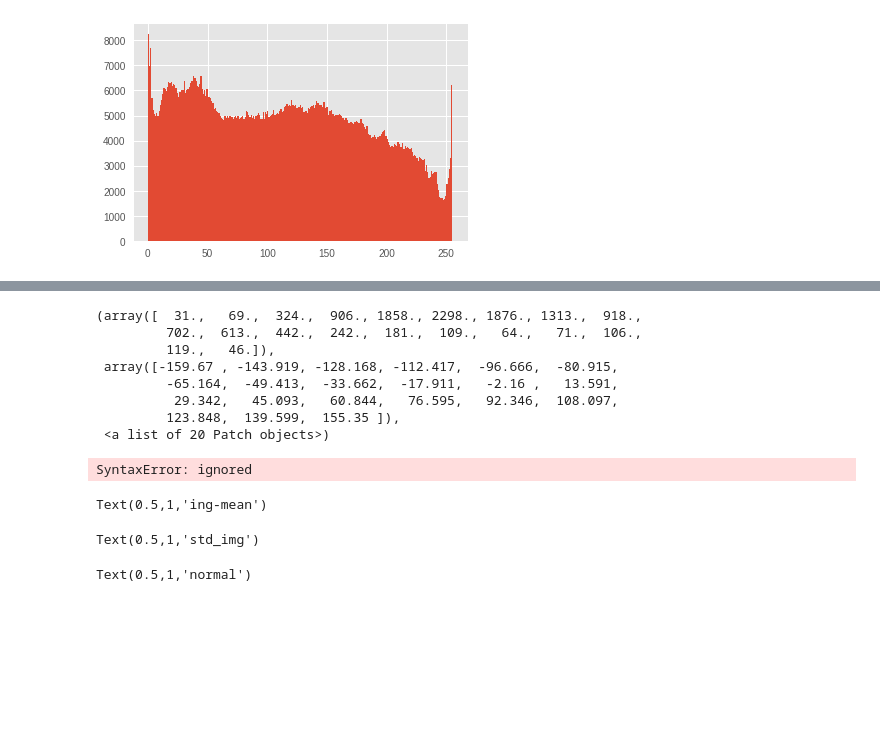
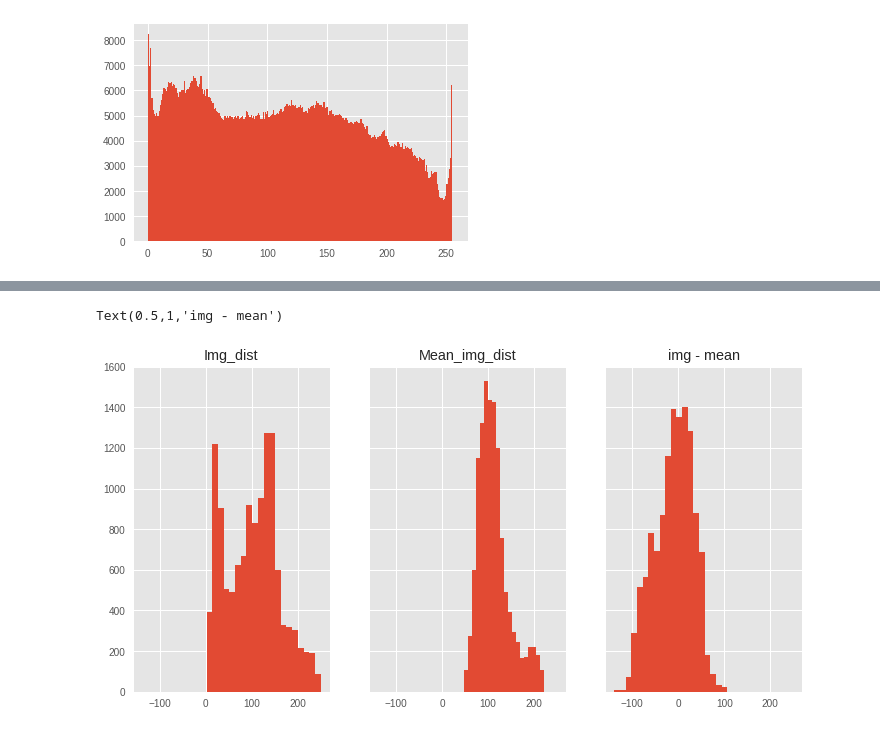
Before and after one commit to sg1791/Kadenze_Image_dataset_processing, a Jupyter notebook: Kadenze_celebface_dataset.ipynb, the cells around one changed output, grey strips where cells are left out. Saved outputs shown, nothing was run; the diff lists cells and outputs as text; code cells hidden in the pictures; blank space fills up the shorter version.

```diff
--- a/Kadenze_celebface_dataset.ipynb
+++ b/Kadenze_celebface_dataset.ipynb
@@ -279,30 +261,11 @@ Text(0.5,1,'Mean_img_dist')
-# %%
-axs[2].hist((data[0]-mean_img).ravel(),bins)
-# %% [output]
-(array([  31.,   69.,  324.,  906., 1858., 2298., 1876., 1313.,  918.,
-         702.,  613.,  442.,  242.,  181.,  109.,   64.,   71.,  106.,
-         119.,   46.]),
- array([-159.67 , -143.919, -128.168, -112.417,  -96.666,  -80.915,
-         -65.164,  -49.413,  -33.662,  -17.911,   -2.16 ,   13.591,
-          29.342,   45.093,   60.844,   76.595,   92.346,  108.097,
-         123.848,  139.599,  155.35 ]),
- <a list of 20 Patch objects>)
-# %%
-figs, axs = plt.subplots(1,3,figsize = (12,6), sharey = True,sharey = True)
-# %% [output]
-SyntaxError: ignored
-# %%
-axs[0].hist((data[0]-mean_img).ravel(),bins)
-axs[0].set_title('ing-mean')
-# %% [output]
-Text(0.5,1,'ing-mean')
-# %%
-axs[1].hist((std_img).ravel(),bins)
-axs[1].set_title('std_img')
-# %% [output]
-Text(0.5,1,'std_img')
-# %%
-axs[2].hist(((data[0]-mean_img)/std_img).ravel(),bins)
-axs[2].set_title('normal')
-# %% [output]
-Text(0.5,1,'normal')
+# %%
+fig, axs = plt.subplots(1,3,figsize = (12,6),sharex = True, sharey = True)
+axs[0].hist((data[0]).ravel(),bins)
+axs[0].set_title('Img_dist')
+axs[1].hist(mean_img.ravel(),bins)
+axs[1].set_title('Mean_img_dist')
+axs[2].hist((data[0]-mean_img).ravel(),bins)
+axs[2].set_title('img - mean')
+# %% [output]
+Text(0.5,1,'img - mean')
+[figure, added]
```
Also changed, not shown: parts of 36 cells of this notebook.
